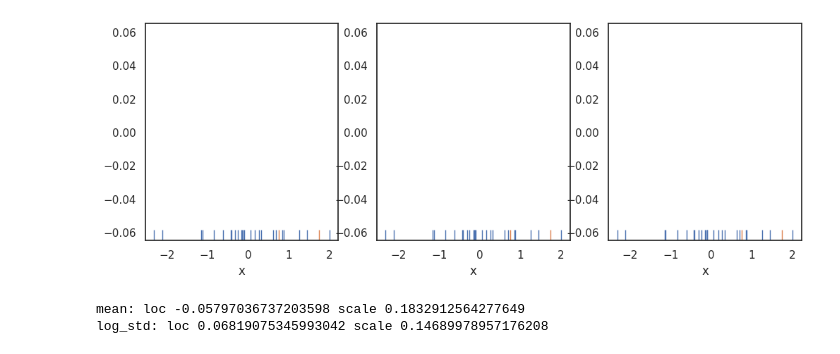
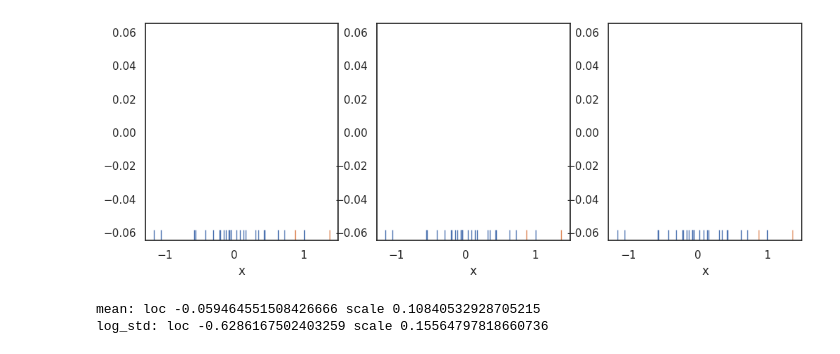
Before and after one commit to dawsonc/BayesAir, a Jupyter notebook: scripts/notebooks/toy_example.ipynb, the cells around one changed output. Saved outputs shown, nothing was run; the diff lists cells and outputs as text; code cells hidden in the pictures.

```diff
--- a/scripts/notebooks/toy_example.ipynb
+++ b/scripts/notebooks/toy_example.ipynb
@@ -14,29 +13,29 @@ sns.set(style="white", context="notebook", palette="deep", color_codes=True)
 # %%
 # Generate a bunch of samples from a normal distribution
 torch.manual_seed(0)
 pyro.set_rng_seed(0)
 N_nominal = 25
 N_failure = 2
 nominal_mean = 0.0
 failure_mean = 1.0
-std = 1.0
+std = 0.5
 
 nominal_samples = torch.normal(nominal_mean, std, (N_nominal,))
 failure_samples = torch.normal(failure_mean, std, (N_failure,))
 
 df = pd.concat(
     [
         pd.DataFrame({"x": nominal_samples, "type": "nominal"}),
         pd.DataFrame({"x": failure_samples, "type": "failure"}),
     ]
 )
 
 fig, axs = plt.subplot_mosaic([["failure_only", "all_data", "gavi"]], figsize=(12, 4))
 
 for ax in axs.values():
     sns.rugplot(x="x", hue="type", data=df, ax=ax, legend=False, height=0.05)
 # %% [output]
-[figure, old version]
+[figure, new version]
 # %%
 # Define the toy model
 def original_model(n_samples, x=None):
@@ -143,9 +142,10 @@ all_posterior_df = pd.concat(
 # %%
-mean_loc = nominal_auto_guide.locs.mean.item()
-mean_scale = nominal_auto_guide.scales.mean.item()
+with param_store.scope(nominal_auto_guide_state):
+    mean_loc = nominal_auto_guide.locs.mean.item()
+    mean_scale = nominal_auto_guide.scales.mean.item()
 
-log_std_loc = nominal_auto_guide.locs.log_std.item()
-log_std_scale = nominal_auto_guide.scales.log_std.item()
+    log_std_loc = nominal_auto_guide.locs.log_std.item()
+    log_std_scale = nominal_auto_guide.scales.log_std.item()
 
 print(f"mean: loc {mean_loc} scale {mean_scale}")
 print(f"log_std: loc {log_std_loc} scale {log_std_scale}")
@@ -157,5 +157,5 @@ def updated_model(n_samples, x=None):
     with pyro.plate("data", n_samples):
         return pyro.sample("x", dist.Normal(mean, sigma), obs=x)
 # %% [output]
-mean: loc -0.05797036737203598 scale 0.1832912564277649
-log_std: loc 0.06819075345993042 scale 0.14689978957176208
+mean: loc -0.059464551508426666 scale 0.10840532928705215
+log_std: loc -0.6286167502403259 scale 0.15564797818660736
```
Also changed, not shown: parts of 13 cells of this notebook, 2 other files.
